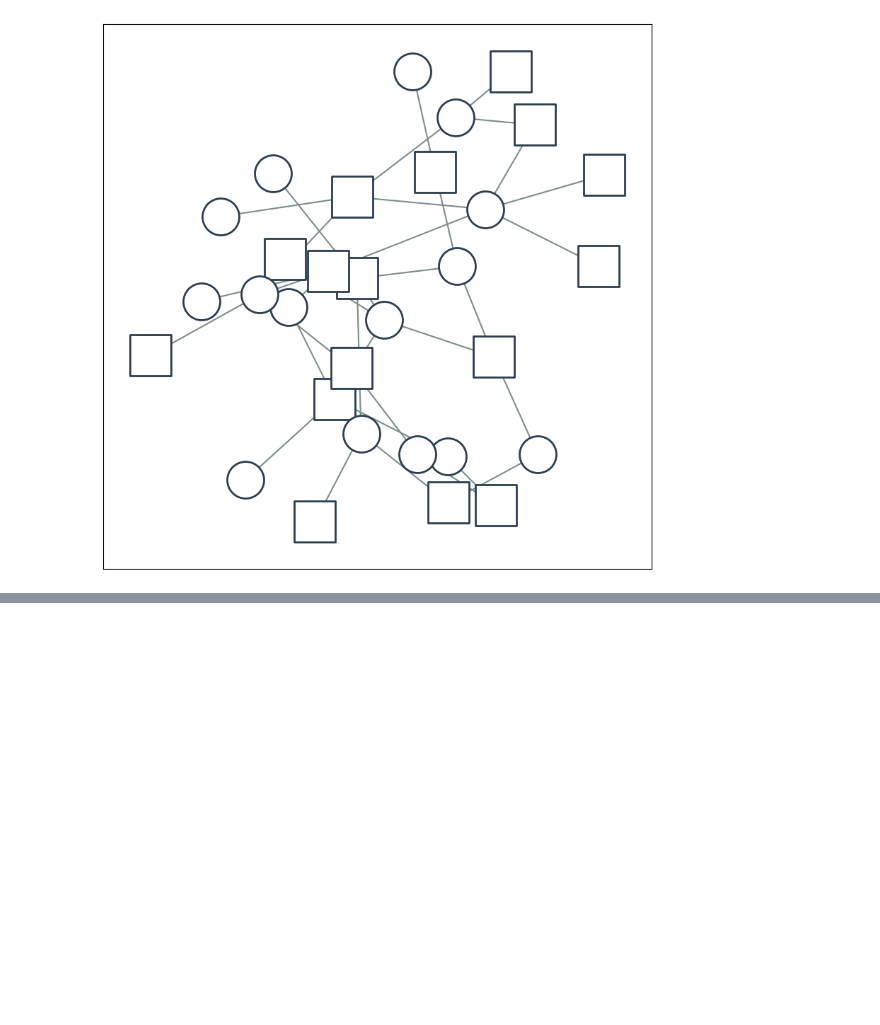
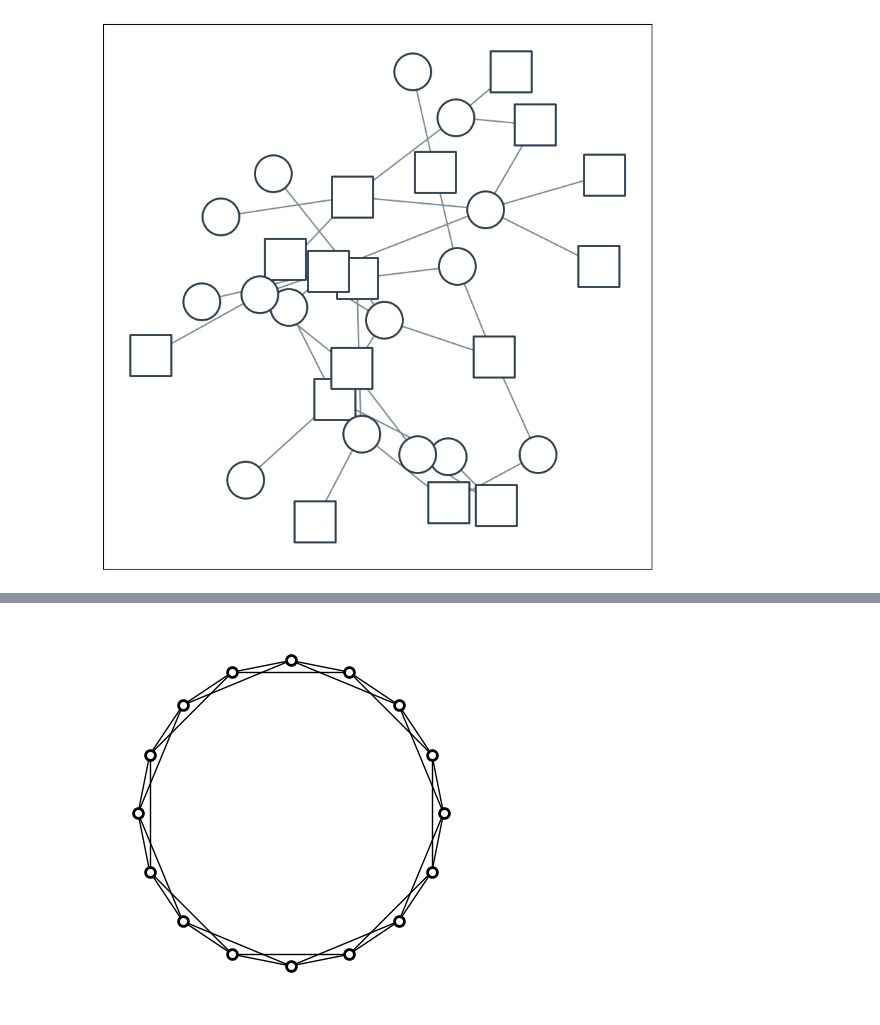
Before and after one commit to LugoBlogger/SI-251-4007-data-structures, a Jupyter notebook: case-studies/4-small-world-phenomenon/python/week-14-15-illustration.ipynb, the cells around one changed output, grey strips where cells are left out. Drawn from its saved outputs; the diff is of its cells as text; code cells hidden in the pictures; blank space fills up the shorter version.

```diff
--- a/case-studies/4-small-world-phenomenon/python/week-14-15-illustration.ipynb
+++ b/case-studies/4-small-world-phenomenon/python/week-14-15-illustration.ipynb
@@ -169,0 +184,18 @@ plt.show(fig)
+# %%
+fig, ax = plt.subplots()
+
+v = 16
+k = 2
+
+offsets = list(range(1, k + 1))
+G = nx.circulant_graph(v, offsets)
+
+pos = nx.circular_layout(G)
+
+nx.draw(G, pos, ax=ax, node_size=50, node_color="w", linewidths=2,
+  edgecolors="k")
+
+ax.set_aspect("equal")
+plt.show(fig)
+# %% [output]
+[figure, added]
```
Also changed, not shown: parts of 6 cells of this notebook, 7 other files.
